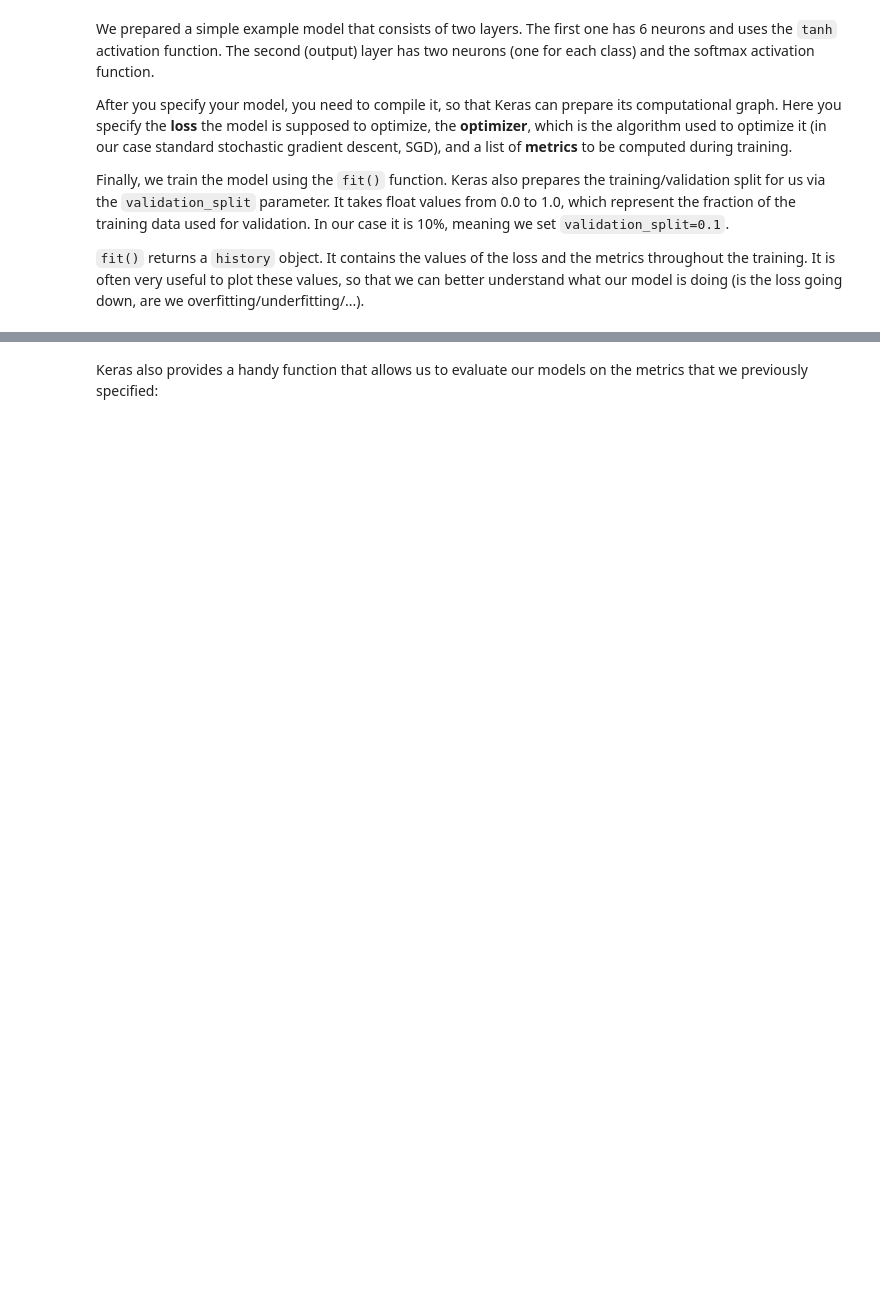
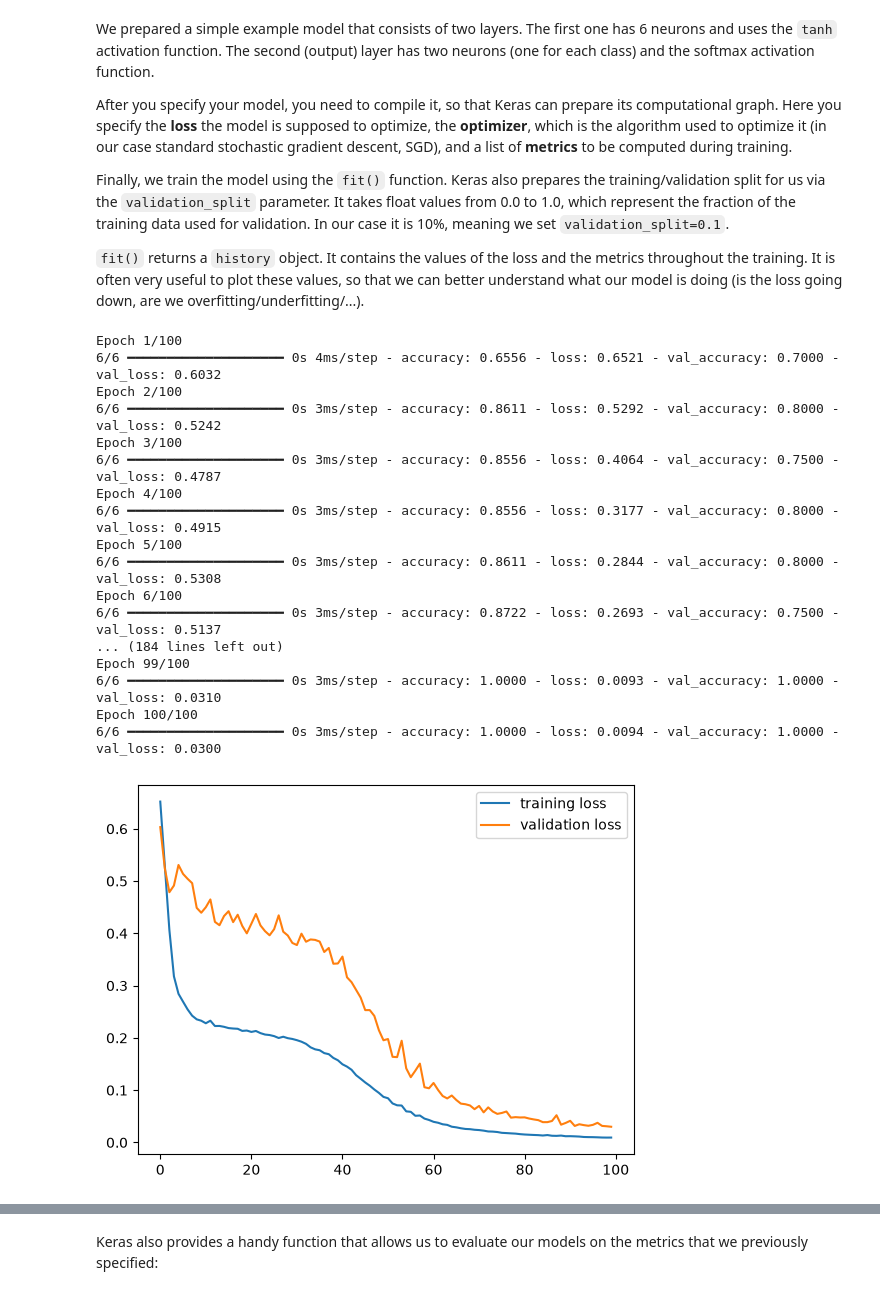
Before and after one commit to tibor-cernak/ml_exercises, a Jupyter notebook: assignment3/neural_networks.ipynb, the cells around one changed output, grey strips where cells are left out. Cells and saved outputs as stored; diff of their text form; code cells hidden in the pictures; blank space fills up the shorter version.

```diff
--- a/assignment3/neural_networks.ipynb
+++ b/assignment3/neural_networks.ipynb
@@ -189,11 +226,33 @@ Finally, we train the model using the `fit()` function. Keras also prepares the
 # %%
 toy_mlp = keras.Sequential([
     keras.Input(shape=(2,)),
-    layers.Dense(6, activation='tanh'),
+    layers.Dense(6, activation='relu'), # use relu activation function instead of tanh
+    layers.Dense(16, activation='relu'), # add another layer to increase model capacity
     layers.Dense(2, activation='softmax'),
 ])
 
-toy_mlp.compile(loss='categorical_crossentropy', optimizer=SGD(learning_rate=0.4), metrics=['accuracy'])
+# lr=0.4 is too high, also use Adam instead of SGD with lr=0.01
+toy_mlp.compile(loss='categorical_crossentropy', optimizer=Adam(learning_rate=0.01), metrics=['accuracy'])
 
-history = toy_mlp.fit(X, to_categorical(y), epochs=30, validation_split=0.1, verbose=True)
+# increase the number of epoch to 100
+history = toy_mlp.fit(X, to_categorical(y), epochs=100, validation_split=0.1, verbose=True)
 plot_history(history)
+# %% [output]
+Epoch 1/100
+6/6 ━━━━━━━━━━━━━━━━━━━━ 0s 4ms/step - accuracy: 0.6556 - loss: 0.6521 - val_accuracy: 0.7000 - val_loss: 0.6032
+Epoch 2/100
+6/6 ━━━━━━━━━━━━━━━━━━━━ 0s 3ms/step - accuracy: 0.8611 - loss: 0.5292 - val_accuracy: 0.8000 - val_loss: 0.5242
+Epoch 3/100
+6/6 ━━━━━━━━━━━━━━━━━━━━ 0s 3ms/step - accuracy: 0.8556 - loss: 0.4064 - val_accuracy: 0.7500 - val_loss: 0.4787
+Epoch 4/100
+6/6 ━━━━━━━━━━━━━━━━━━━━ 0s 3ms/step - accuracy: 0.8556 - loss: 0.3177 - val_accuracy: 0.8000 - val_loss: 0.4915
+Epoch 5/100
+6/6 ━━━━━━━━━━━━━━━━━━━━ 0s 3ms/step - accuracy: 0.8611 - loss: 0.2844 - val_accuracy: 0.8000 - val_loss: 0.5308
+Epoch 6/100
+6/6 ━━━━━━━━━━━━━━━━━━━━ 0s 3ms/step - accuracy: 0.8722 - loss: 0.2693 - val_accuracy: 0.7500 - val_loss: 0.5137
+... (184 lines left out)
+Epoch 99/100
+6/6 ━━━━━━━━━━━━━━━━━━━━ 0s 3ms/step - accuracy: 1.0000 - loss: 0.0093 - val_accuracy: 1.0000 - val_loss: 0.0310
+Epoch 100/100
+6/6 ━━━━━━━━━━━━━━━━━━━━ 0s 3ms/step - accuracy: 1.0000 - loss: 0.0094 - val_accuracy: 1.0000 - val_loss: 0.0300
+[figure, added]
```
Also changed, not shown: parts of 32 cells of this notebook.
